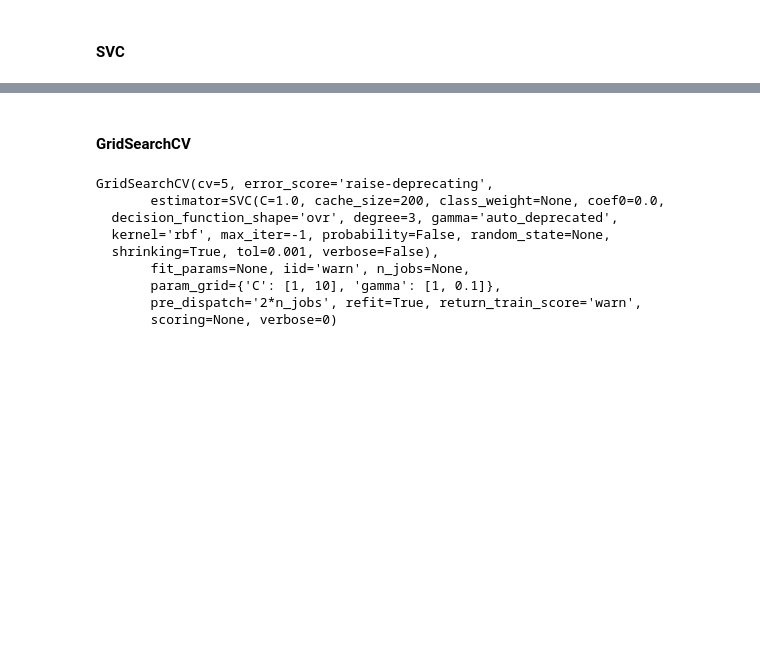
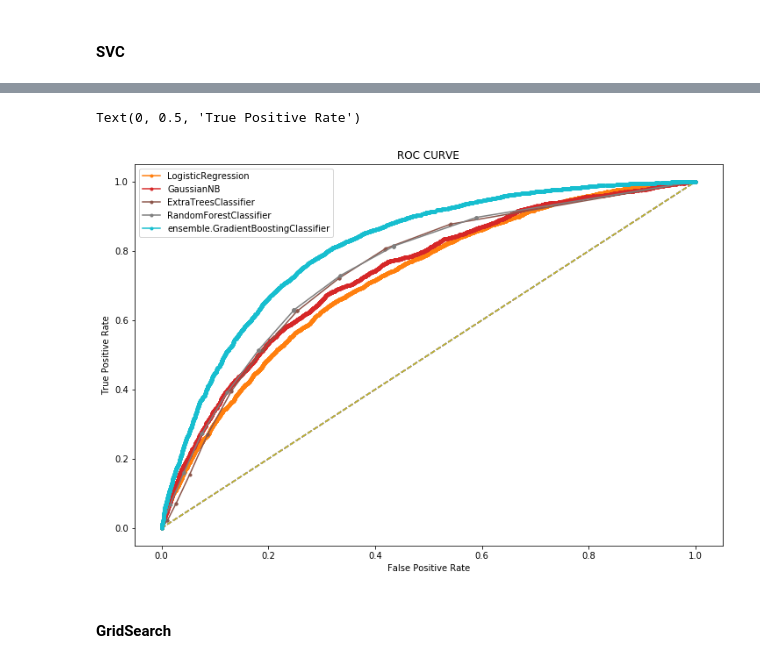
Before and after one commit to dsGitHubRepository/takehome_challenge_, a Jupyter notebook: take-home-predictive-modeling-g.ipynb, the cells around one changed output, grey strips where cells are left out. Saved outputs shown, nothing was run; the diff lists cells and outputs as text; code cells hidden in the pictures; blank space fills up the shorter version.

```diff
--- a/take-home-predictive-modeling-g.ipynb
+++ b/take-home-predictive-modeling-g.ipynb
@@ -270,7 +270,7 @@ from sklearn import preprocessing
 from sklearn.preprocessing import StandardScaler
 # %%
 std_sca = StandardScaler()
-x = std_sca.fit_transform(df2)
+x = std_sca.fit_transform(df2[cols])
 # %%
 np.shape(x), np.shape(y)
 # %% [output]
@@ -377,9 +401,11 @@ weighted avg       0.73      0.69      0.71     16698
 # %% [markdown]
 #### SVC
 # %%
-from sklearn.svm import SVC
-clf = SVC()
+from sklearn import svm
+clf = svm.SVC(kernel='rbf')
 clf.fit(x_tr, y_tr)
 y_p = clf.predict(x_t)
 roc = roc_auc_score(y_t, y_p)
 accuracy = accuracy_score(y_t, y_p)
+print("Accuracy Score : ", str(accuracy), "ROC Score : ", str(roc))
+print(classification_report(y_t, y_p))
@@ -400,0 +422,9 @@ weighted avg       0.74      0.76      0.73     16698
+# %%
+from sklearn import ensemble
+from sklearn.ensemble import RandomForestClassifier
+clf = RandomForestClassifier()
+clf.fit(x_tr, y_tr)
+y_p = clf.predict(x_t)
+accuracy = accuracy_score(y_t, y_p)
+print("Accuracy score : ", str(accuracy))
+print(classification_report(y_t, y_p))
@@ -401,20 +445,33 @@ weighted avg       0.74      0.76      0.73     16698
+# %%
+idx = 0
+plt.figure(figsize=(12,8))
+ns_probs = [0 for _ in range(len(y_t))] # no skill prediction
+
+MLclf = [LogisticRegression(), GaussianNB(), ExtraTreesClassifier(), RandomForestClassifier(), ensemble.GradientBoostingClassifier() ]
+lablist = ['LogisticRegression' , 'GaussianNB', 'ExtraTreesClassifier', 'RandomForestClassifier', 'ensemble.GradientBoostingClassifier']
+
+roc_list = []
+for clf in MLclf:
+    y_p = clf.fit(x_tr, y_tr).predict(x_t)
+    clf_probs = clf.predict_proba(x_t)
+    clf_probs = clf_probs[:, 1]
+    ns_auc = roc_auc_score(y_t, ns_probs)
+    clf_auc = roc_auc_score(y_t, clf_probs)
+    ns_fpr, ns_tpr, _ = roc_curve(y_t, ns_probs)
+    lr_fpr, lr_tpr, _ = roc_curve(y_t, clf_probs)
+    lab_p = lablist[idx]
+    plt.plot(ns_fpr, ns_tpr, linestyle='--')
+    plt.plot(lr_fpr, lr_tpr, marker='.', label=lab_p )
+    pyplot.legend()
+    idx += 1
+    roc_list.append(roc_auc_score(y_t, y_p))
+
+
+plt.title('ROC CURVE')
+plt.xlabel('False Positive Rate')
+plt.ylabel('True Positive Rate')
+# %% [output]
+Text(0, 0.5, 'True Positive Rate')
+[figure, added]
 # %% [markdown]
-#### GridSearchCV
+#### GridSearch
-# %%
-from sklearn.model_selection import GridSearchCV
-param_grid = {'C': [1, 10],
-             'gamma': [1, 0.1],
-             }
-
-svc_param = GridSearchCV(estimator= svc, param_grid=param_grid, cv=5)
-svc_param
-# %% [output]
-GridSearchCV(cv=5, error_score='raise-deprecating',
-       estimator=SVC(C=1.0, cache_size=200, class_weight=None, coef0=0.0,
-  decision_function_shape='ovr', degree=3, gamma='auto_deprecated',
-  kernel='rbf', max_iter=-1, probability=False, random_state=None,
-  shrinking=True, tol=0.001, verbose=False),
-       fit_params=None, iid='warn', n_jobs=None,
-       param_grid={'C': [1, 10], 'gamma': [1, 0.1]},
-       pre_dispatch='2*n_jobs', refit=True, return_train_score='warn',
-       scoring=None, verbose=0)
```
Also changed, not shown: parts of 28 cells of this notebook.
